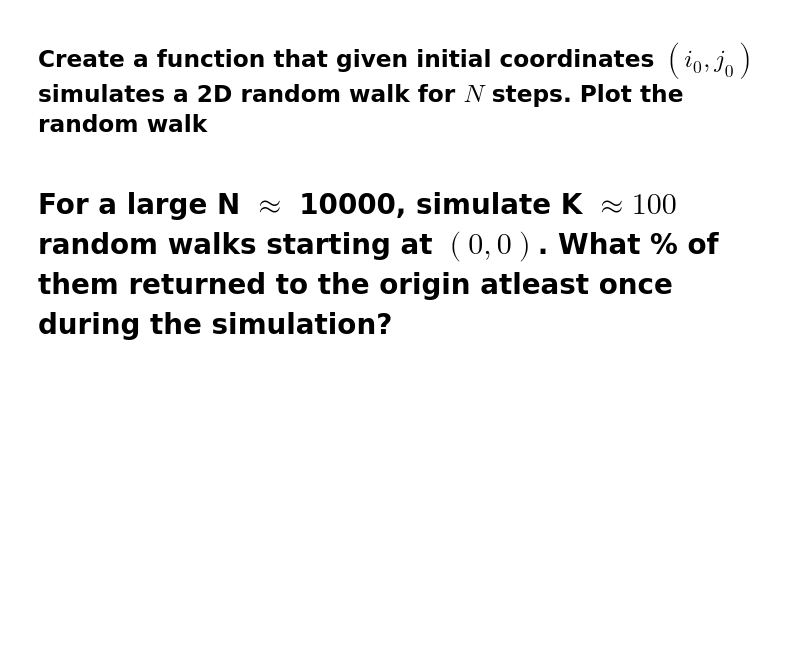
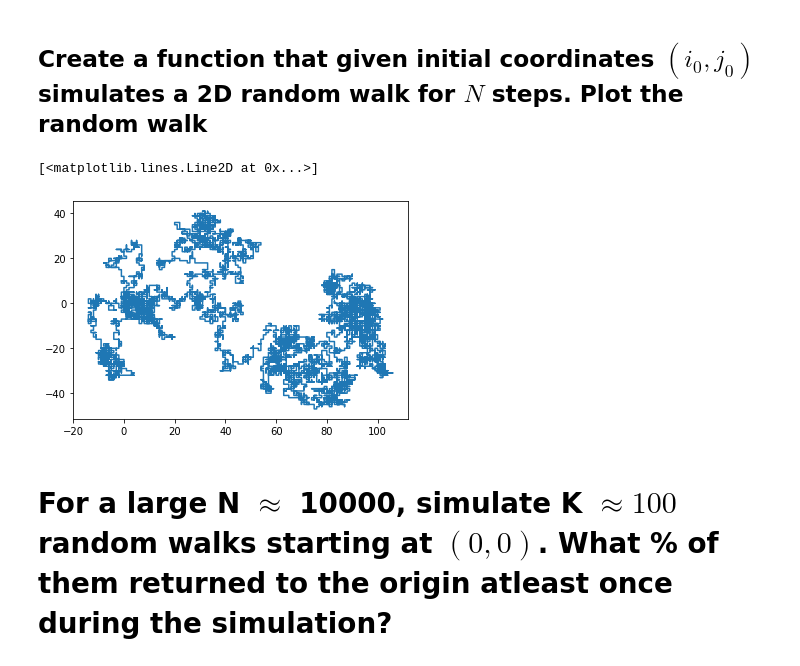
Before and after one commit to jfimbett/DauphineFinancePython, a Jupyter notebook: practical_exercises.ipynb, the cells around one changed output. Drawn from its saved outputs; the diff is of its cells as text; code cells hidden in the pictures; blank space fills up the shorter version.

```diff
--- a/practical_exercises.ipynb
+++ b/practical_exercises.ipynb
@@ -12,12 +12,24 @@
 $X_{t+1}|X_t \in \{(i-1,j), (i+1,j), (i, j+1), (i, j-1)\}$
 # %% [markdown]
 ## Create a function that given initial coordinates $(i_0, j_0)$ simulates a 2D random walk for $N$ steps. Plot the random walk
-# %%
-import numpy as np
-from matplotlib import pyplot as plt
-# simulate a 2d integer random walk
-
-def random_walk_2d(x_0, N):
-  pass
+# %%
+import numpy as np
+from matplotlib import pyplot as plt
+# simulate a 2d integer random walk
+
+def random_walk_2d(x_0, N = 1000, choices = np.array([[-1,0],[1,0],[0,-1],[0,1]])):
+
+    story = np.zeros((N+1, 2), dtype = int)
+    story[0] = x_0
+
+    story[1:] = choices[np.random.randint(0,4,N)]
+    return story.cumsum(axis = 0)
+
+story = random_walk_2d([0,0], N = 10000)
+# plots the random walk
+plt.plot(story[:,0], story[:,1], '-')
+# %% [output]
+[<matplotlib.lines.Line2D at 0x...>]
+[figure, added]
 # %% [markdown]
 # For a large N $\approx$ 10000, simulate K $\approx 100$ random walks starting at $(0,0)$. What % of them returned to the origin atleast once during the simulation?
```
Also changed, not shown: parts of 7 cells of this notebook.
